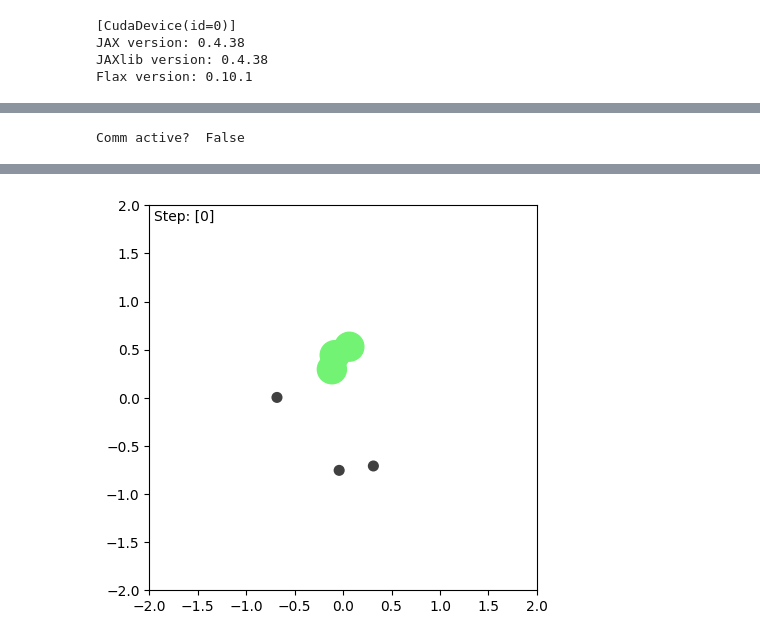
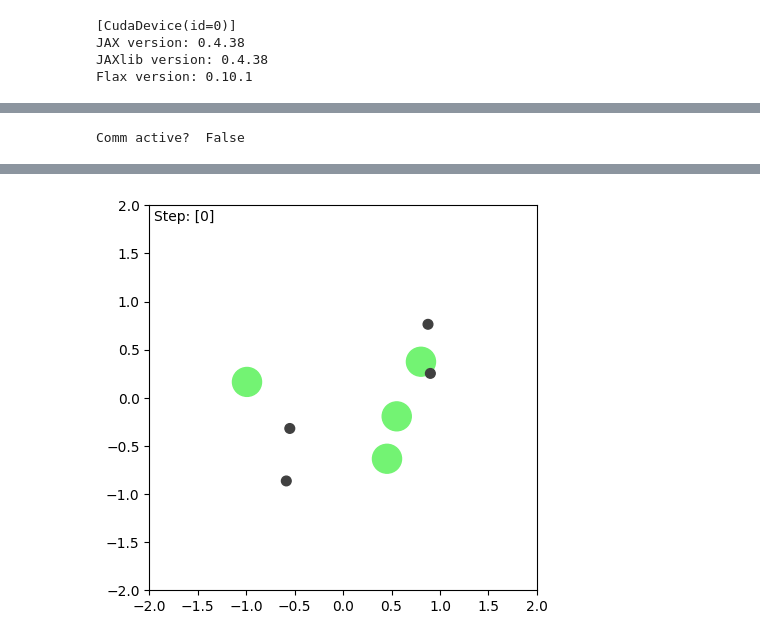
Before and after one commit to bragadaniel14/JaxMARL, a Jupyter notebook: Playground.ipynb, the cells around one changed output, grey strips where cells are left out. Saved outputs shown, nothing was run; the diff lists cells and outputs as text; code cells hidden in the pictures.

Commit message:
fixes to ippo_rnn_mpe

```diff
--- a/Playground.ipynb
+++ b/Playground.ipynb
@@ -51,7 +63,13 @@ config
 # %%
-%%time
-ALGO_NAME = "ippo_rnn_mpe"
-algo, config = algo_and_config_map[ALGO_NAME]
+import time
+for num_agents in range(4,5):
+    for num_landmarks in range(4,5):
+        start = time.time()
+        config["ENV_KWARGS"]["num_agents"] = num_agents
+        config["ENV_KWARGS"]["num_landmarks"] = num_landmarks
+        config['RUN_NAME'] = f"ippo-rnn-simple-spread_{num_landmarks}_landmarks_{num_agents}_agents"
 
-out = algo.main(config)
+        print(f"Running MPE Training with run name {config['RUN_NAME']}, and config {config['ENV_KWARGS']}")
+        algo.main(config)
+        print(f"Finished in {time.time()-start}")
 # %% [output]
@@ -67,7 +102,8 @@ def load_params_offline(path="wandb/offline-run-20251008_121315-shellov1/files/f
         params = flax.serialization.from_bytes(None, f.read())
     return params
 params = load_params_offline(
-    path="wandb/offline-run-20251008_121315-shellov1/files/final_model_params.msgpack"
+    path="wandb/offline-run-20251027_171921-xgj5jazp/files/final_model_params.msgpack"
 )
 # %%
 params['params'].keys()
+data = {"ENV_KWARGS": {"num_landmarks":4, "num_agents":4}}
@@ -76,7 +110,7 @@ dict_keys(['Dense_0', 'Dense_1', 'Dense_2', 'Dense_3', 'Dense_4', 'ScannedRNN_0'
 # %%
 %%time
 config['NUM_ENVS'] = 1
-env = MPELogWrapper(jaxmarl.make(config["ENV_NAME"], max_steps=100))
+env = MPELogWrapper(jaxmarl.make(config["ENV_NAME"], max_steps=50, **data['ENV_KWARGS']))
 rng = jax.random.PRNGKey(42)
 rngs = jax.random.split(rng, config["NUM_ENVS"])
 obs, env_state = jax.vmap(env.reset, in_axes=(0,))(rngs)
@@ -208,8 +149,9 @@ class MPEVisualizer(object):
 # %%
-env_spread = jaxmarl.make("MPE_simple_spread_v3")
+from baselines.Custom.simple_spread_visualizer import MPEVisualizer
+env_spread = jaxmarl.make("MPE_simple_spread_v3", **data["ENV_KWARGS"])
 viz = MPEVisualizer(env_spread, state_seq)
 viz.animate()
 # %% [output]
 Comm active?  False
 [interactive output not drawn]
-[figure, old version]
+[figure, new version]
```
Also changed, not shown: parts of 9 cells of this notebook, 5 other files.
